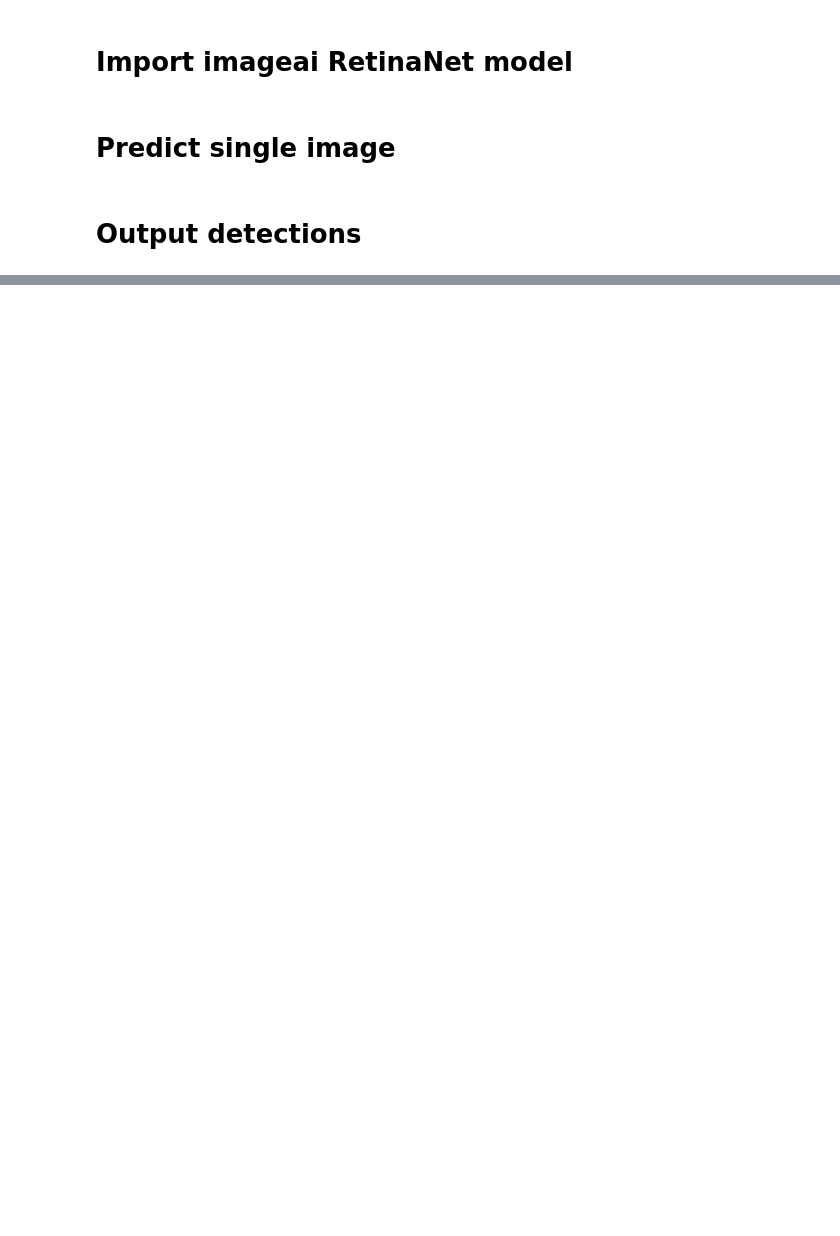
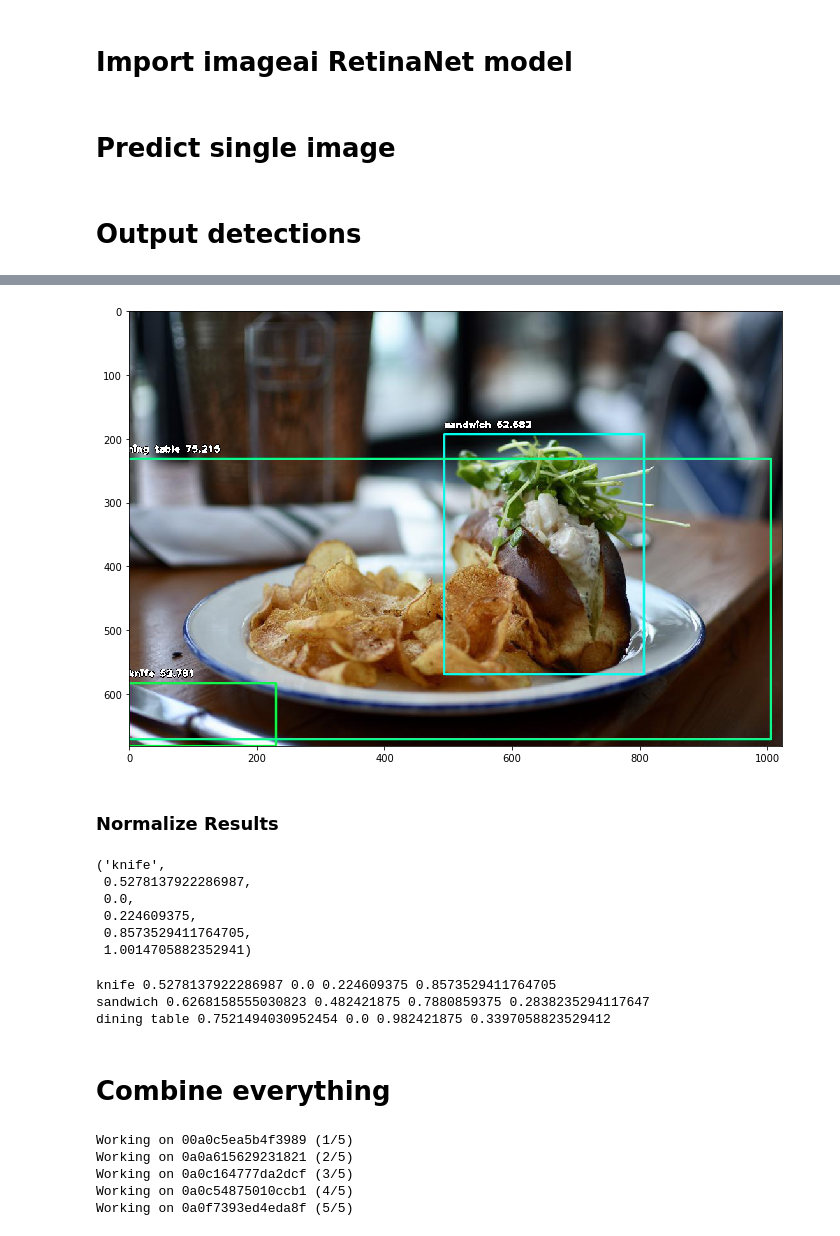
Before and after one commit to jaza10/google-object-detection, a Jupyter notebook: SingleImageObjectDetection.ipynb, the cells around one changed output, grey strips where cells are left out. Drawn from its saved outputs; the diff is of its cells as text; code cells hidden in the pictures; blank space fills up the shorter version.

```diff
--- a/SingleImageObjectDetection.ipynb
+++ b/SingleImageObjectDetection.ipynb
@@ -109,0 +226,2 @@ motorcycle 51.68589949607849 3 446 178 667
+# %%
+negative_output = mpimg.imread("./images/output/0a0c54875010ccb1new.jpg")
@@ -109,0 +240,5 @@ motorcycle 51.68589949607849 3 446 178 667
+# %%
+fig=plt.figure(figsize=(14, 8))
+_ = plt.imshow(negative_output)
+# %% [output]
+[figure, added]
@@ -109,0 +253,2 @@ motorcycle 51.68589949607849 3 446 178 667
+# %% [markdown]
+### Normalize Results
@@ -109,0 +266,20 @@ motorcycle 51.68589949607849 3 446 178 667
+# %%
+normalize_results(test_result_img, detections[0])
+# %% [output]
+('knife',
+ 0.5278137922286987,
+ 0.0,
+ 0.224609375,
+ 0.8573529411764705,
+ 1.0014705882352941)
+# %%
+for detection in detections:
+    print ('{} {} {} {} {}'.format(
+        *normalize_results(test_result_img, detection)
+    ))
+# %% [output]
+knife 0.5278137922286987 0.0 0.224609375 0.8573529411764705
+sandwich 0.6268158555030823 0.482421875 0.7880859375 0.2838235294117647
+dining table 0.7521494030952454 0.0 0.982421875 0.3397058823529412
+# %% [markdown]
+# Combine everything
@@ -109,0 +364,13 @@ motorcycle 51.68589949607849 3 446 178 667
+# %%
+detect_objects(
+    detector_fn=detector.detectObjectsFromImage,
+    img_path=os.path.join(image_path, 'test'),
+    results_fname='detection_test_submission.csv',
+    minimum_percentage_probability=50,
+    translation_dict=coco_to_google)
+# %% [output]
+Working on 00a0c5ea5b4f3989 (1/5)
+Working on 0a0a615629231821 (2/5)
+Working on 0a0c164777da2dcf (3/5)
+Working on 0a0c54875010ccb1 (4/5)
+Working on 0a0f7393ed4eda8f (5/5)
```
Also changed, not shown: parts of 30 cells of this notebook, 2 other files.
